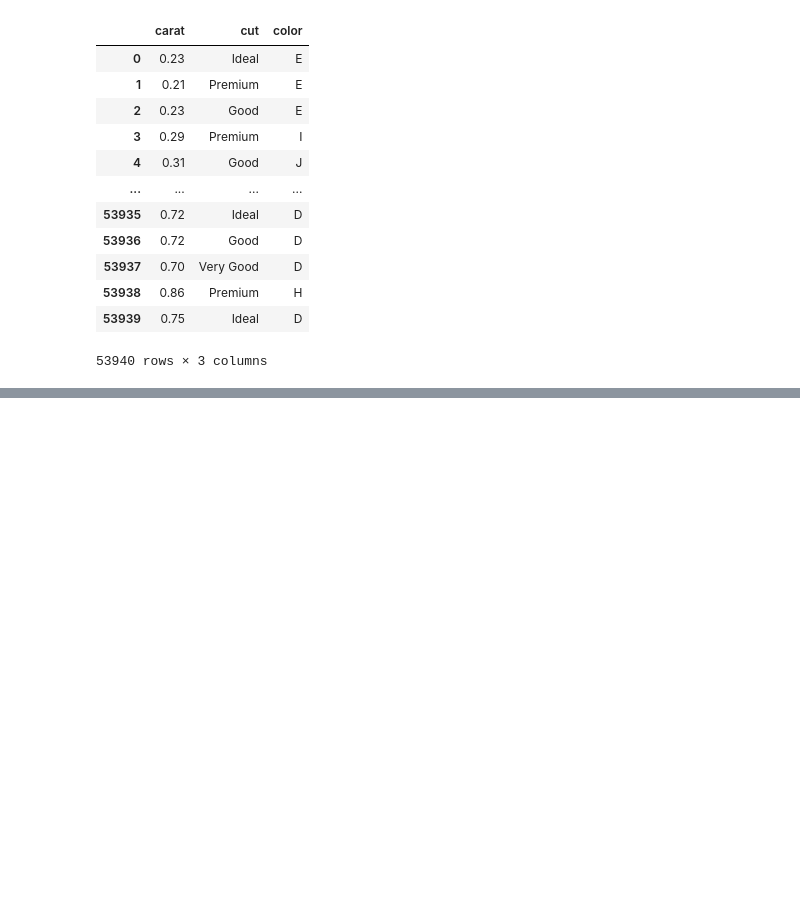
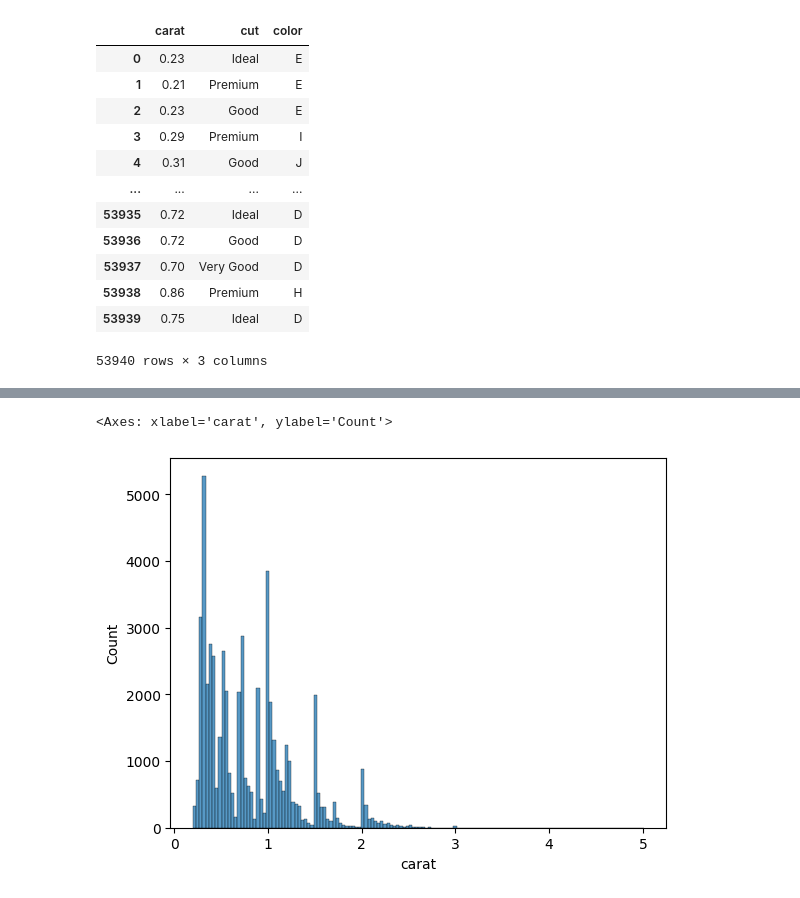
Before and after one commit to Samarthsri1608/Machine_Learning, a Jupyter notebook: seaborn.ipynb, the cells around one changed output, grey strips where cells are left out. Saved outputs shown, nothing was run; the diff lists cells and outputs as text; code cells hidden in the pictures; blank space fills up the shorter version.

```diff
--- a/seaborn.ipynb
+++ b/seaborn.ipynb
@@ -96,0 +102,5 @@ dtype: object
+# %%
+sns.histplot(data=diamonds['carat'])
+# %% [output]
+<Axes: xlabel='carat', ylabel='Count'>
+[figure, added]
```
Also changed, not shown: parts of 18 cells of this notebook.
